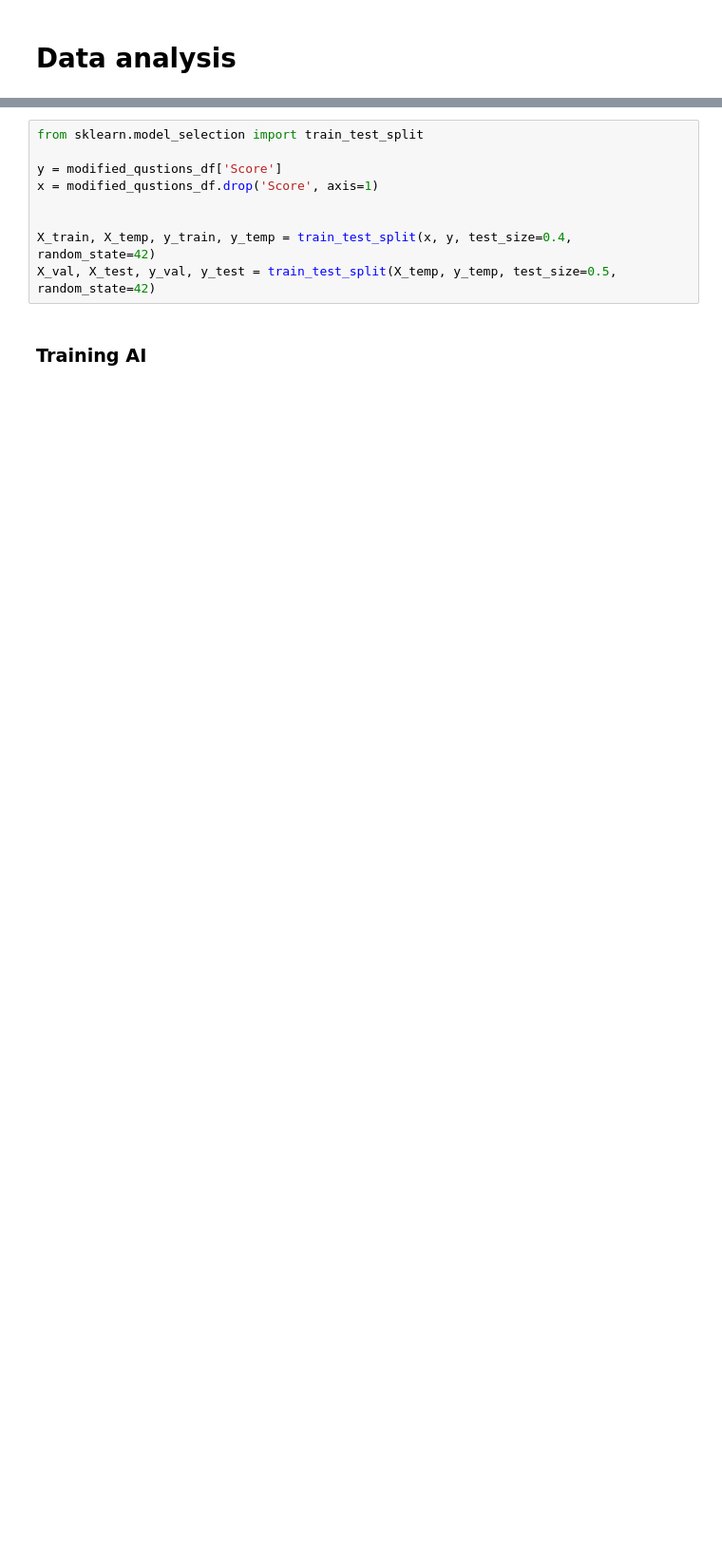
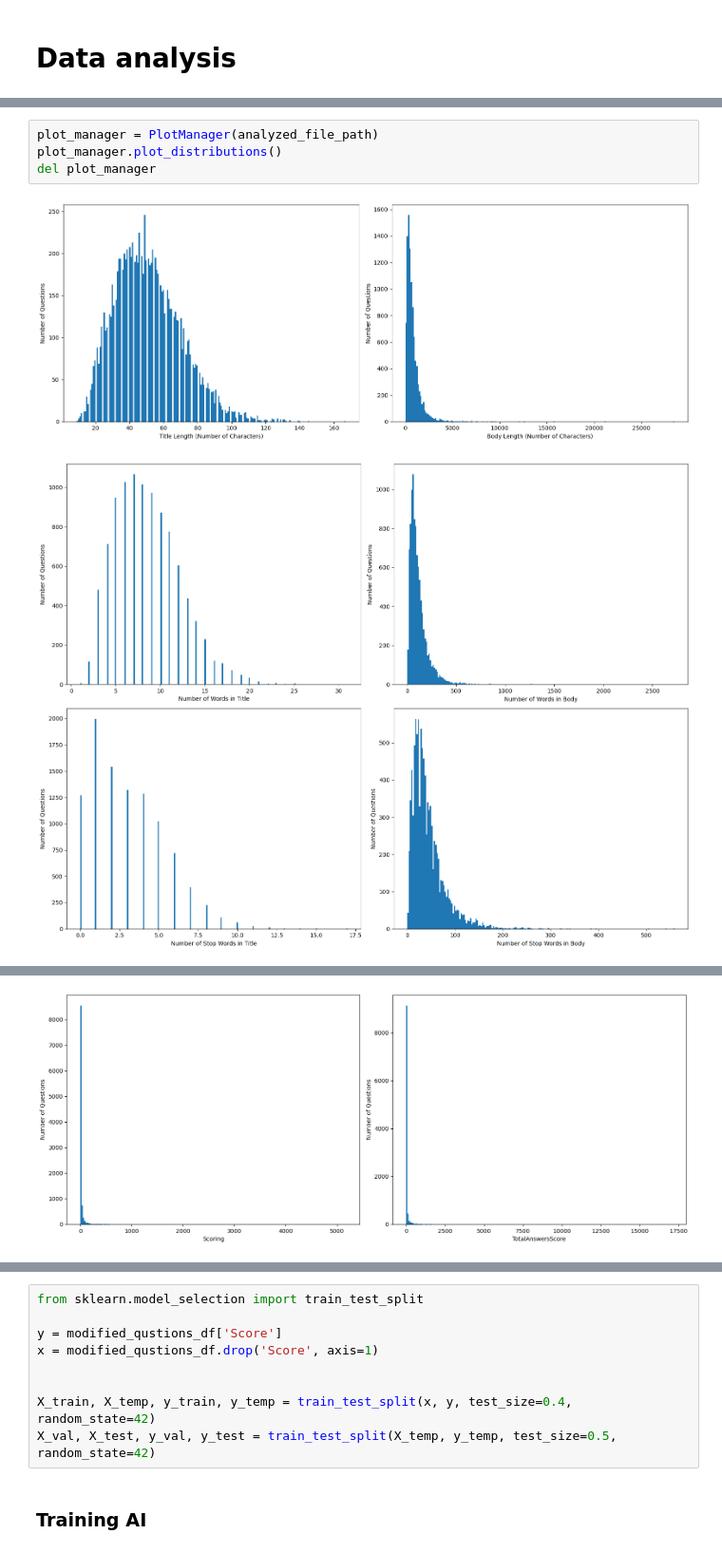
Before and after one commit to marcinkaczmarzyk/ai_stack_overflow, a Jupyter notebook: AI Stack Overflow predictions .ipynb, the cells around one changed output, grey strips where cells are left out. Shown at 95% size. Drawn from its saved outputs; the diff is of its cells as text; blank space fills up the shorter version.

```diff
--- a/AI Stack Overflow predictions .ipynb
+++ b/AI Stack Overflow predictions .ipynb
@@ -255,0 +297,7 @@ del analysis
+# %%
+plot_manager = PlotManager(analyzed_file_path)
+plot_manager.plot_distributions()
+del plot_manager
+# %% [output]
+[figure, added]
+[figure, added]
@@ -255,0 +305 @@ del analysis
+[figure, added]
```
Also changed, not shown: parts of 18 cells of this notebook, 4 other files.
